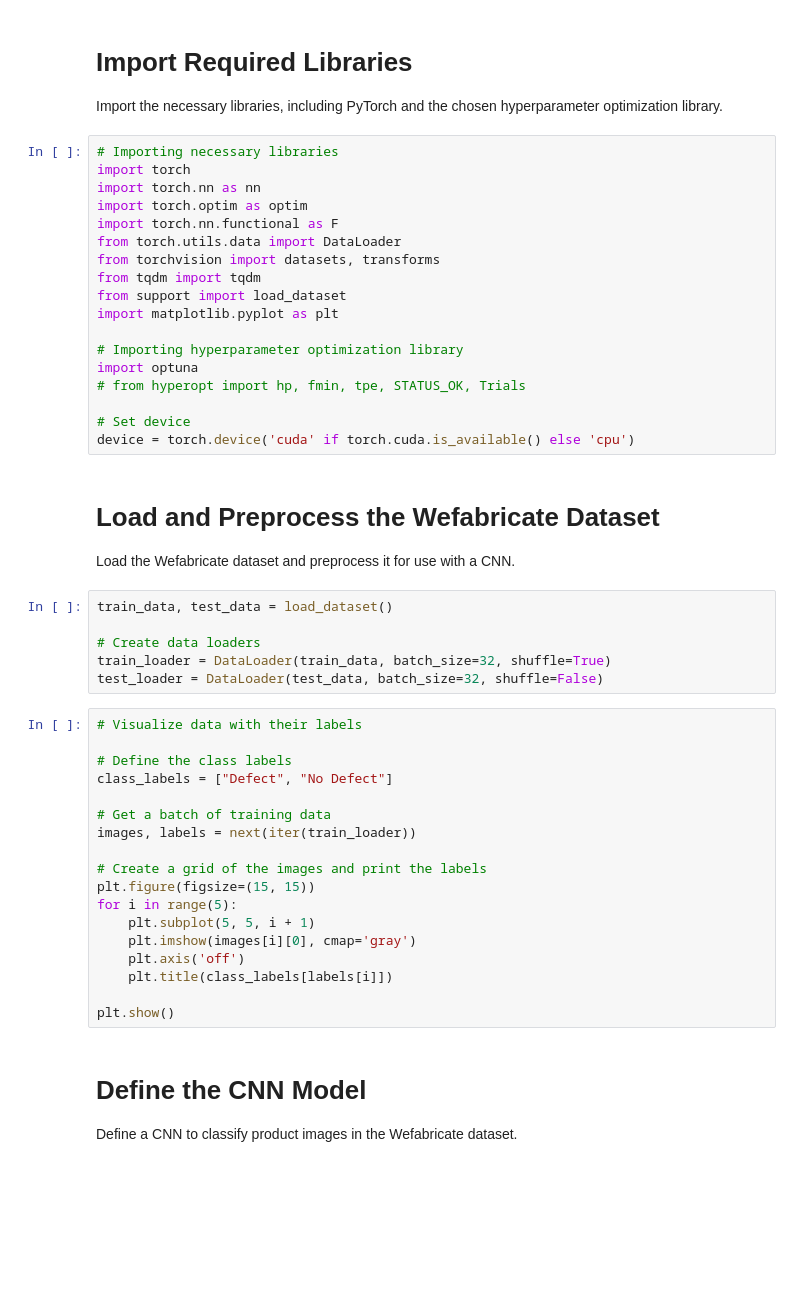
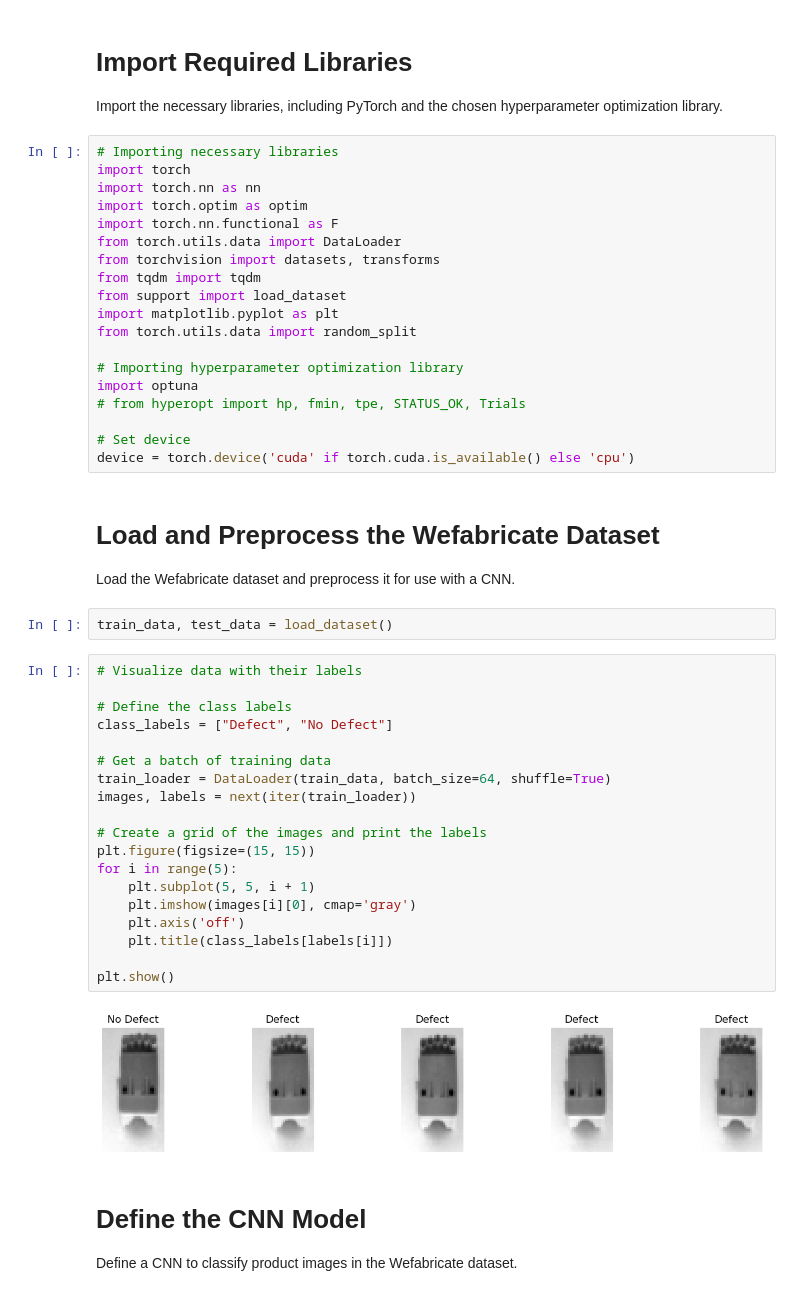
Before and after one commit to LucianoDeben/1BM120, a Jupyter notebook: Assignment_2/Assignment_2_Notebook.ipynb, the cells around one changed output. Cells and saved outputs as stored; diff of their text form; blank space fills up the shorter version.

```diff
--- a/Assignment_2/Assignment_2_Notebook.ipynb
+++ b/Assignment_2/Assignment_2_Notebook.ipynb
@@ -15,6 +15,7 @@ from torchvision import datasets, transforms
 from tqdm import tqdm
 from support import load_dataset
 import matplotlib.pyplot as plt
+from torch.utils.data import random_split
 
 # Importing hyperparameter optimization library
 import optuna
@@ -25,30 +26,29 @@ device = torch.device('cuda' if torch.cuda.is_available() else 'cpu')
 # %% [markdown]
 # Load and Preprocess the Wefabricate Dataset
 Load the Wefabricate dataset and preprocess it for use with a CNN.
-# %%
-train_data, test_data = load_dataset()
-
-# Create data loaders
-train_loader = DataLoader(train_data, batch_size=32, shuffle=True)
-test_loader = DataLoader(test_data, batch_size=32, shuffle=False)
+# %%
+train_data, test_data = load_dataset()
 # %%
 # Visualize data with their labels
 
 # Define the class labels
 class_labels = ["Defect", "No Defect"]
 
 # Get a batch of training data
+train_loader = DataLoader(train_data, batch_size=64, shuffle=True)
 images, labels = next(iter(train_loader))
 
 # Create a grid of the images and print the labels
 plt.figure(figsize=(15, 15))
 for i in range(5):
     plt.subplot(5, 5, i + 1)
     plt.imshow(images[i][0], cmap='gray')
     plt.axis('off')
     plt.title(class_labels[labels[i]])
 
 plt.show()
+# %% [output]
+[figure, added]
 # %% [markdown]
 # Define the CNN Model
 Define a CNN to classify product images in the Wefabricate dataset.
```
Also changed, not shown: parts of 8 cells of this notebook, 2 other files.
